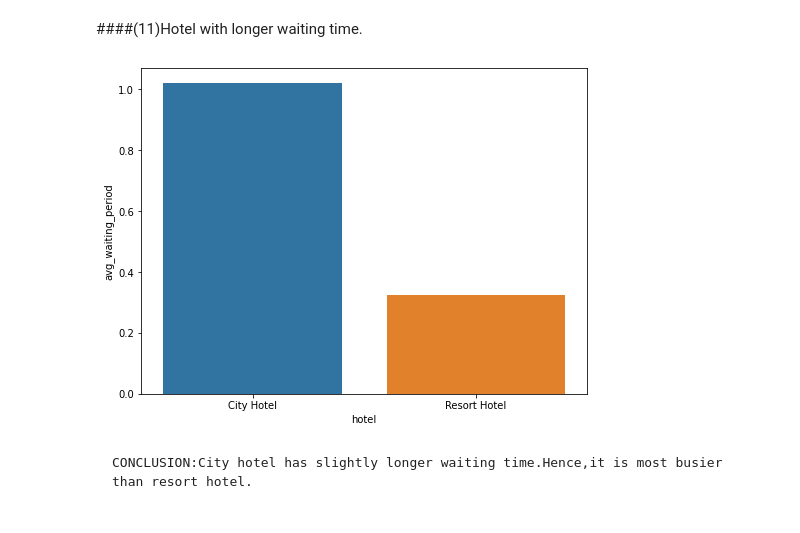
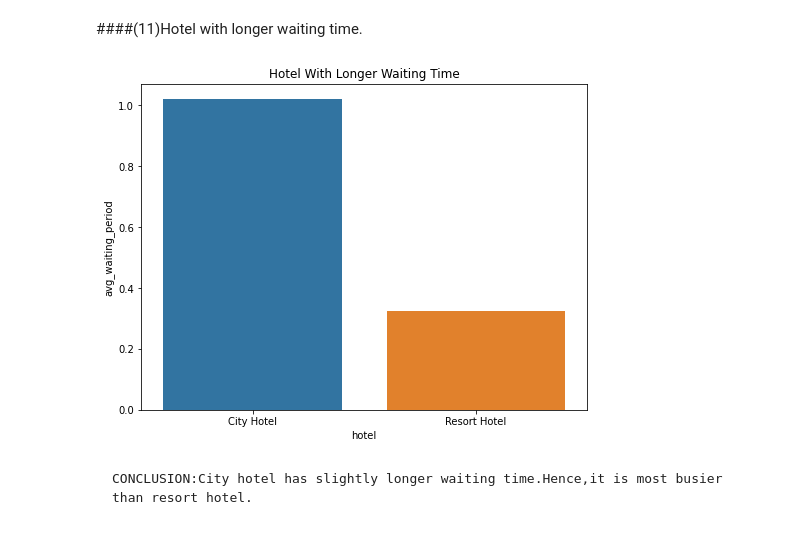
Before and after one commit to Adeve903/Ambuj-EDA-Hotel-booking, a Jupyter notebook: Hotel_Booking_Analysis_Capstone_Project.ipynb, the cells around one changed output. Saved outputs shown, nothing was run; the diff lists cells and outputs as text; code cells hidden in the pictures.

```diff
--- a/Hotel_Booking_Analysis_Capstone_Project.ipynb
+++ b/Hotel_Booking_Analysis_Capstone_Project.ipynb
@@ -349,10 +353,11 @@ plt.show()
 # %%
 v4 = pd.DataFrame(grouped_by_hotel['days_in_waiting_list'].agg(np.mean).reset_index().rename(columns = {'days_in_waiting_list':'avg_waiting_period'}))
 plt.figure(figsize = (8,6))
 sbn.barplot(x = v4['hotel'], y = v4['avg_waiting_period'])
+plt.title('Hotel With Longer Waiting Time')
 plt.show()
 # %% [output]
-[figure, old version]
+[figure, new version]
 # %% [markdown]
     CONCLUSION:City hotel has slightly longer waiting time.Hence,it is most busier than resort hotel.
 # %% [markdown]
```
Also changed, not shown: parts of 42 cells of this notebook.
